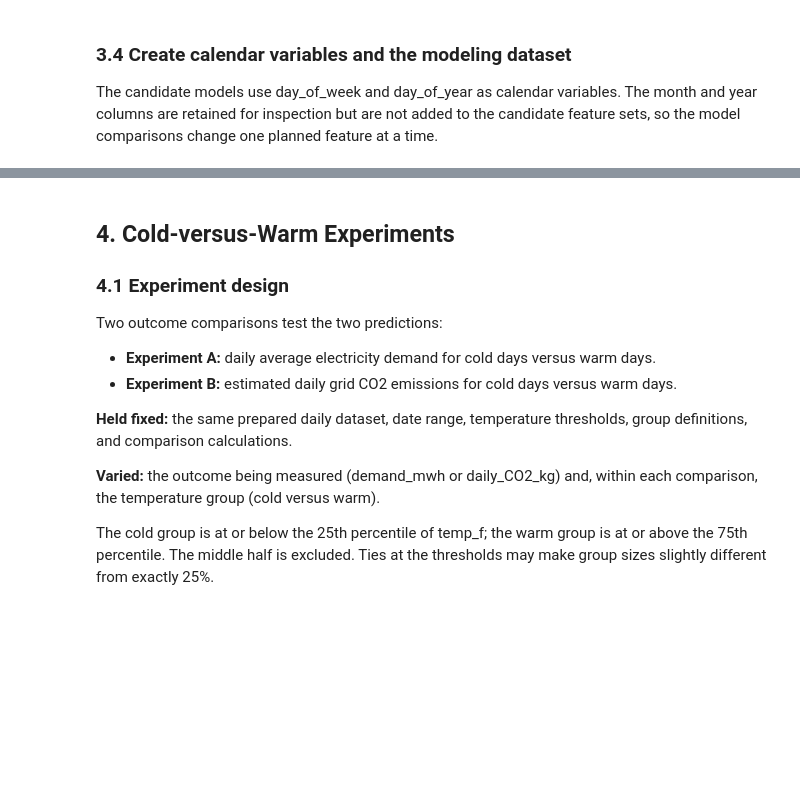
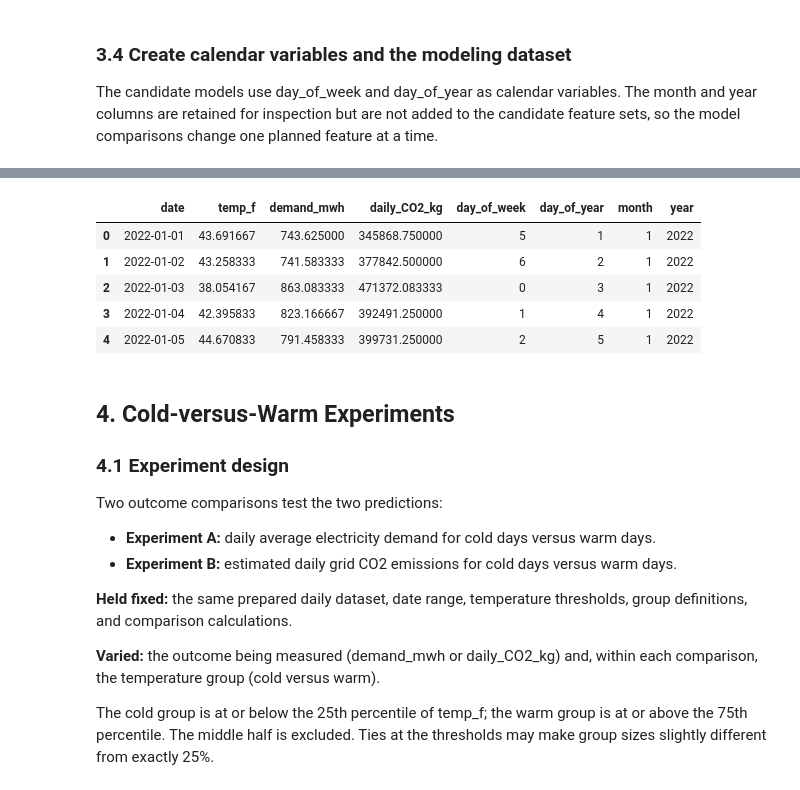
Before and after one commit to jandrew2353/Group1-491, a Jupyter notebook: Topic3_Climate_Energy_The_Green_Tech_Carbon_Spike/data/Hypothesis2_Experiment.ipynb, the cells around one changed output, grey strips where cells are left out. Cells and saved outputs as stored; diff of their text form; code cells hidden in the pictures; blank space fills up the shorter version.

```diff
--- a/Topic3_Climate_Energy_The_Green_Tech_Carbon_Spike/data/Hypothesis2_Experiment.ipynb
+++ b/Topic3_Climate_Energy_The_Green_Tech_Carbon_Spike/data/Hypothesis2_Experiment.ipynb
@@ -246,8 +308,8 @@ plt.show()
 
 The candidate models use day_of_week and day_of_year as calendar variables. The month and year columns are retained for inspection but are not added to the candidate feature sets, so the model comparisons change one planned feature at a time.
 # %%
-daily_data["day_of_week"] = daily_data["date"].dt.dayofweek
-daily_data["day_of_year"] = daily_data["date"].dt.dayofyear
+daily_data["day_of_week"] = daily_data["date"].dt.day_of_week
+daily_data["day_of_year"] = daily_data["date"].dt.day_of_year
 daily_data["month"] = daily_data["date"].dt.month
 daily_data["year"] = daily_data["date"].dt.year
 
@@ -268,3 +330,4 @@ print("Modeling observations:", len(model_data))
 print("Modeling date range:",
       model_data["date"].min(), "to", model_data["date"].max())
 display(model_data.head())
+# %% [output]
@@ -271,3 +336,9 @@ display(model_data.head())
+|  | date | temp_f | demand_mwh | daily_CO2_kg | day_of_week | day_of_year | month | year |
+| 0 | 2022-01-01 | 43.691667 | 743.625000 | 345868.750000 | 5 | 1 | 1 | 2022 |
+| 1 | 2022-01-02 | 43.258333 | 741.583333 | 377842.500000 | 6 | 2 | 1 | 2022 |
+| 2 | 2022-01-03 | 38.054167 | 863.083333 | 471372.083333 | 0 | 3 | 1 | 2022 |
+| 3 | 2022-01-04 | 42.395833 | 823.166667 | 392491.250000 | 1 | 4 | 1 | 2022 |
+| 4 | 2022-01-05 | 44.670833 | 791.458333 | 399731.250000 | 2 | 5 | 1 | 2022 |
 # %% [markdown]
 ## 4. Cold-versus-Warm Experiments
 
```
Also changed, not shown: parts of 25 cells of this notebook, 6 other files.
